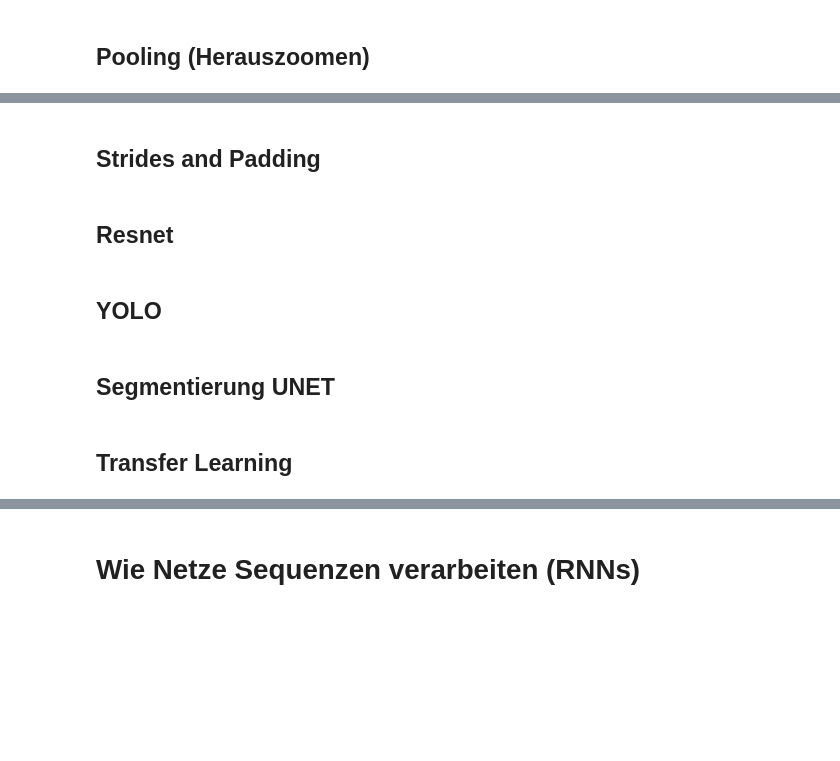
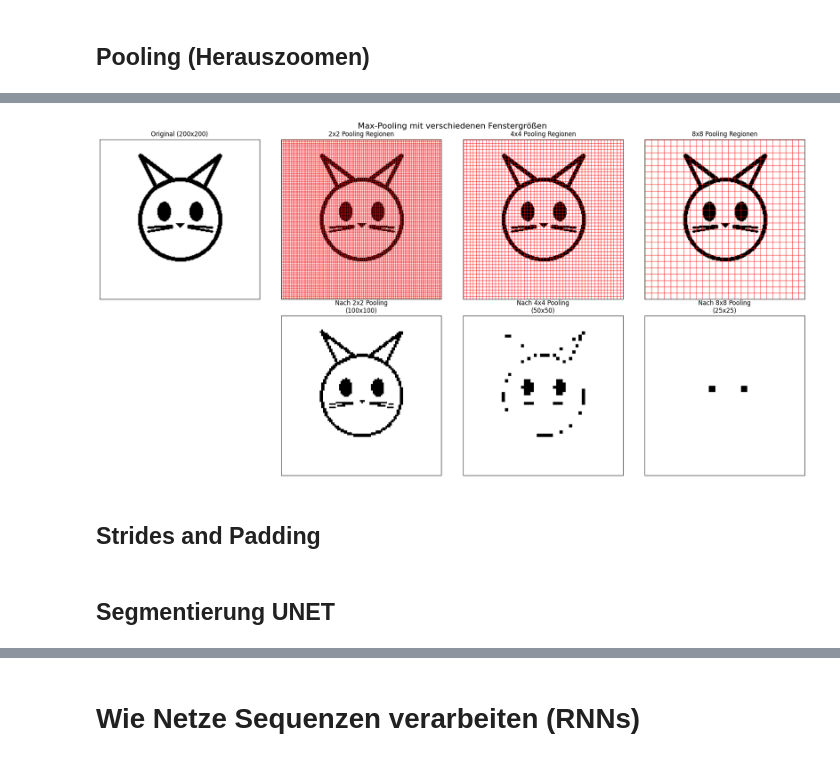
Before and after one commit to mrs-curi0sity/ki-fuer-marie, a Jupyter notebook: episodes/02-fortgeschrittene-konzepte-neuronaler-netze/code/neural_networks.ipynb, the cells around one changed output, grey strips where cells are left out. Cells and saved outputs as stored; diff of their text form; code cells hidden in the pictures; blank space fills up the shorter version.

```diff
--- a/episodes/02-fortgeschrittene-konzepte-neuronaler-netze/code/neural_networks.ipynb
+++ b/episodes/02-fortgeschrittene-konzepte-neuronaler-netze/code/neural_networks.ipynb
@@ -809,10 +945,71 @@ create_feature_hierarchy_visualization()
+# %%
+import numpy as np
+import matplotlib.pyplot as plt
+from matplotlib.patches import Rectangle
+
+def create_detailed_pooling_visualization():
+    # Nutze unser Katzenbild von vorher
+    img = create_simple_cat()
+
+    # Verschiedene Pooling-Größen
+    pool_sizes = [(2,2), (4,4), (8,8)]
+
+    # Pooling Funktion
+    def max_pool(image, pool_size):
+        h, w = image.shape
+        ph, pw = pool_size
+        h_out, w_out = h//ph, w//pw
+        pooled = np.zeros((h_out, w_out))
+        for i in range(0, h, ph):
+            for j in range(0, w, pw):
+                if i + ph <= h and j + pw <= w:
+                    pooled[i//ph, j//pw] = np.max(image[i:i+ph, j:j+pw])
+        return pooled
+
+    # Erstelle Plot
+    fig, axes = plt.subplots(2, 4, figsize=(20, 10))
+
+    # Original Bild
+    axes[0,0].imshow(img, cmap='gray')
+    axes[0,0].set_title('Original (200x200)')
+
+    # Zeige verschiedene Pooling Regionen im Original
+    for idx, pool_size in enumerate(pool_sizes):
+        axes[0,idx+1].imshow(img, cmap='gray')
+        axes[0,idx+1].set_title(f'{pool_size[0]}x{pool_size[1]} Pooling Regionen')
+
+        # Zeige Pooling-Regionen über das gesamte Bild
+        for i in range(0, 200, pool_size[0]):  # Volle Höhe (200)
+            for j in range(0, 200, pool_size[1]):  # Volle Breite (200)
+                if i + pool_size[0] <= 200 and j + pool_size[1] <= 200:  # Nur vollständige Regionen
+                    rect = Rectangle((j, i), pool_size[1], pool_size[0],
+                                   fill=False, color='red', linewidth=0.5)  # Dünnere Linien
+                    axes[0,idx+1].add_patch(rect)
+
+    # Zeige Pooling Ergebnisse
+    for idx, pool_size in enumerate(pool_sizes):
+        pooled = max_pool(img, pool_size)
+        axes[1,idx+1].imshow(pooled, cmap='gray')
+        axes[1,idx+1].set_title(f'Nach {pool_size[0]}x{pool_size[1]} Pooling\n({pooled.shape[0]}x{pooled.shape[1]})')
+
+    # Entferne ungenutzte Subplot
+    axes[1,0].remove()
+
+    # Entferne Achsenbeschriftungen
+    for ax_row in axes:
+        for ax in ax_row:
+            if ax is not None:  # Check für den entfernten Subplot
+                ax.set_xticks([])
+                ax.set_yticks([])
+
+    plt.suptitle('Max-Pooling mit verschiedenen Fenstergrößen', fontsize=16)
+    plt.tight_layout()
+    plt.show()
+
+create_detailed_pooling_visualization()
+# %% [output]
+[figure, added]
 # %% [markdown]
 ## Strides and Padding
-# %% [markdown]
-## Resnet
-# %% [markdown]
-## YOLO
 # %% [markdown]
 ## Segmentierung UNET
-# %% [markdown]
-## Transfer Learning
```
Also changed, not shown: parts of 4 cells of this notebook, 3 other files.
